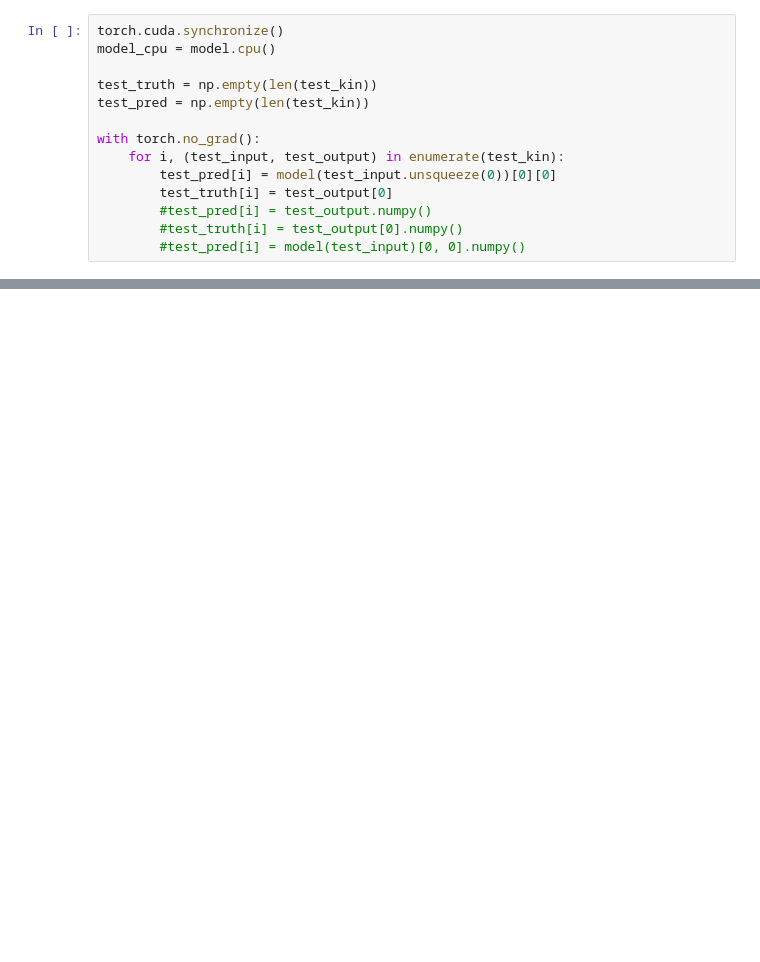
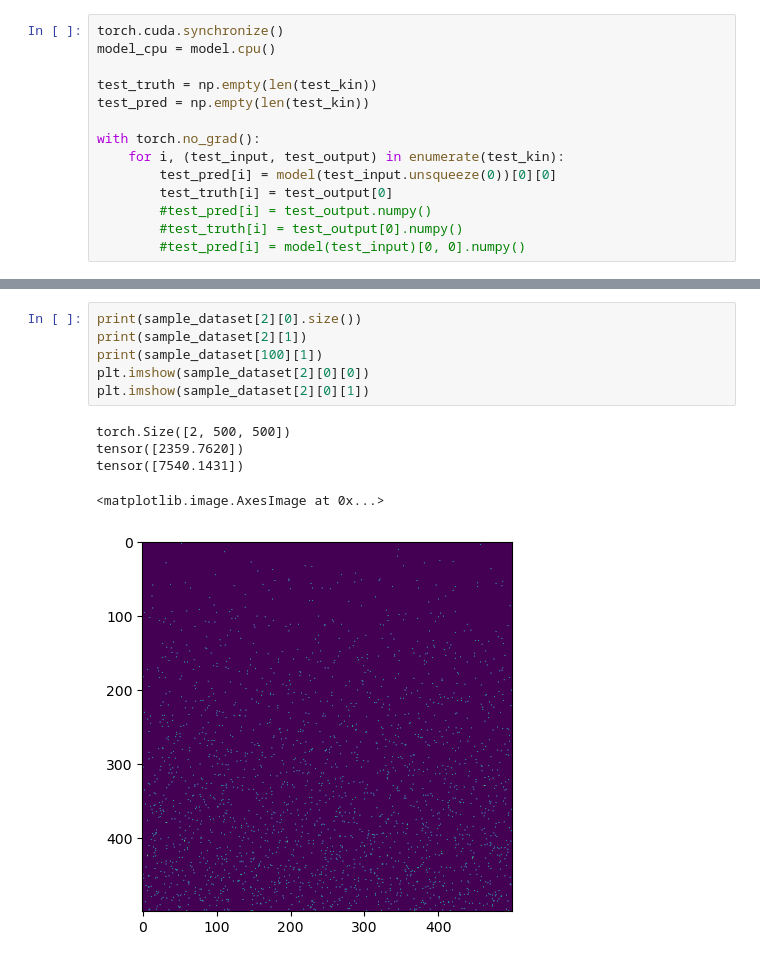
Before and after one commit to giliapatterson/spatial_ckmr, a Jupyter notebook: replicate_conn/bearded_seal_network.ipynb, the cells around one changed output, grey strips where cells are left out. Drawn from its saved outputs; the diff is of its cells as text; blank space fills up the shorter version.

```diff
--- a/replicate_conn/bearded_seal_network.ipynb
+++ b/replicate_conn/bearded_seal_network.ipynb
@@ -381,0 +313,12 @@ Net(
+# %%
+print(sample_dataset[2][0].size())
+print(sample_dataset[2][1])
+print(sample_dataset[100][1])
+plt.imshow(sample_dataset[2][0][0])
+plt.imshow(sample_dataset[2][0][1])
+# %% [output]
+torch.Size([2, 500, 500])
+tensor([2359.7620])
+tensor([7540.1431])
+<matplotlib.image.AxesImage at 0x...>
+[figure, added]
```
Also changed, not shown: parts of 37 cells of this notebook, 1 other file.
